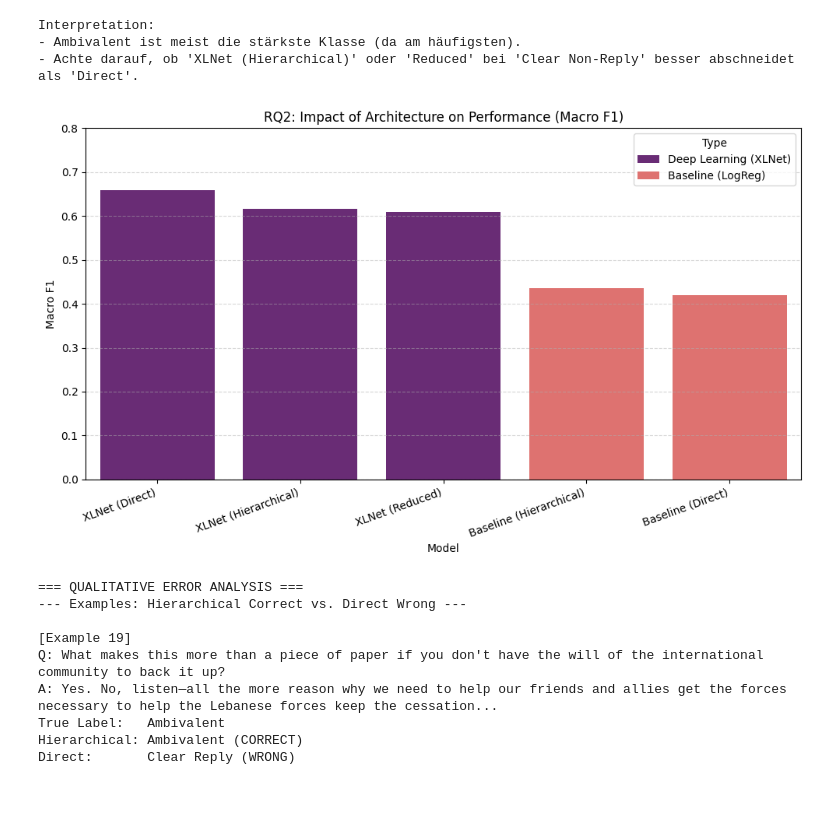
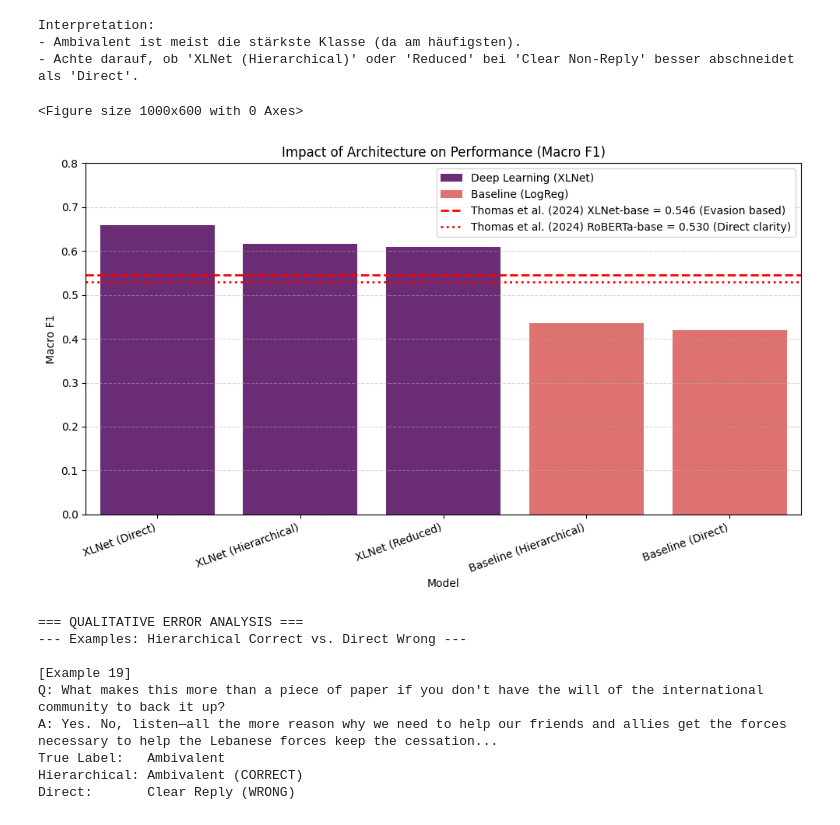
Before and after one commit to torachim/NLPGroup29, a Jupyter notebook: notebooks/final_evaluation.ipynb, the cells around one changed output. Drawn from its saved outputs; the diff is of its cells as text; code cells hidden in the pictures.

```diff
--- a/notebooks/final_evaluation.ipynb
+++ b/notebooks/final_evaluation.ipynb
@@ -168,10 +168,9 @@ Training Direct Logistic Regression...
 Training Hierarchical Logistic Regression...
 Baselines integrated.
 # %%
-import matplotlib.pyplot as plt
+from matplotlib.colors import LinearSegmentedColormap
 import seaborn as sns
-from sklearn.metrics import confusion_matrix
-import numpy as np
+
 
 # Plot-Konfiguration
 plt.figure(figsize=(20, 12))
@@ -210,7 +209,17 @@ for name, pos in layout_mapping.items():
     data = results[name]
     cm = confusion_matrix(data['y_true'], data['y_pred'])
 
-    cmap = 'Blues' if 'XLNet' in name else 'Greys'
+    colors = sns.color_palette("magma", n_colors=2)
+    COLOR_XLNET    = colors[0]
+    COLOR_BASELINE = colors[1]
+
+
+    cmap = cmap_xlnet if 'XLNet' in name else cmap_baseline
+
+
+    # 2) Daraus zwei Colormaps bauen (weiß -> jeweilige Farbe)
+    cmap_baseline = sns.light_palette(COLOR_BASELINE, as_cmap=True)
+    cmap_xlnet    = sns.light_palette(COLOR_XLNET, as_cmap=True)
 
     # --- ÄNDERUNG: Schriftgrößen erhöht ---
     sns.heatmap(cm, annot=True, fmt='d', cmap=cmap, ax=ax,
@@ -301,19 +355,46 @@ Interpretation:
 - Ambivalent ist meist die stärkste Klasse (da am häufigsten).
 - Achte darauf, ob 'XLNet (Hierarchical)' oder 'Reduced' bei 'Clear Non-Reply' besser abschneidet als 'Direct'.
 # %%
+import matplotlib.pyplot as plt
+import seaborn as sns
+
+BENCH_XLNET_BASE = 0.546
+BENCH_ROBERTA_BASE = 0.530
+
+df_res["Type"] = df_res["Model"].apply(
+    lambda x: "Deep Learning (XLNet)" if "XLNet" in x else "Baseline (LogReg)"
+)
+
 plt.figure(figsize=(10, 6))
-# Create groupings
-df_res['Type'] = df_res['Model'].apply(lambda x: 'Deep Learning (XLNet)' if 'XLNet' in x else 'Baseline (LogReg)')
+ax = sns.barplot(
+    data=df_res, x="Model", y="Macro F1",
+    hue="Type", dodge=False, palette="magma"
+)
 
-sns.barplot(data=df_res, x="Model", y="Macro F1", hue="Type", dodge=False, palette="magma")
-plt.title("RQ2: Impact of Architecture on Performance (Macro F1)")
-plt.ylim(0, 0.8)
-plt.xticks(rotation=20, ha='right')
-plt.grid(axis='y', linestyle='--', alpha=0.5)
+ax.set_title("Impact of Architecture on Performance (Macro F1)")
+ax.set_xlabel("Model")
+ax.set_ylabel("Macro F1")
+ax.set_ylim(0, 0.8)
+plt.xticks(rotation=20, ha="right")
+ax.grid(axis="y", linestyle="--", alpha=0.5)
+
+ax.axhline(
+    BENCH_XLNET_BASE, color="red", linestyle="--", linewidth=2,
+    label=f"Thomas et al. (2024) XLNet-base = {BENCH_XLNET_BASE:.3f} (Evasion based)"
+)
+ax.axhline(
+    BENCH_ROBERTA_BASE, color="red", linestyle=":", linewidth=2,
+    label=f"Thomas et al. (2024) RoBERTa-base = {BENCH_ROBERTA_BASE:.3f} (Direct clarity)"
+)
+
+handles, labels = ax.get_legend_handles_labels()
+ax.legend(handles, labels, loc="upper right", frameon=True)
+
 plt.tight_layout()
 plt.show()
 # %% [output]
+<Figure size 1000x600 with 0 Axes>
-[figure, old version]
+[figure, new version]
 # %%
 print("\n=== QUALITATIVE ERROR ANALYSIS ===")
 
```
Also changed, not shown: parts of 8 cells of this notebook.
